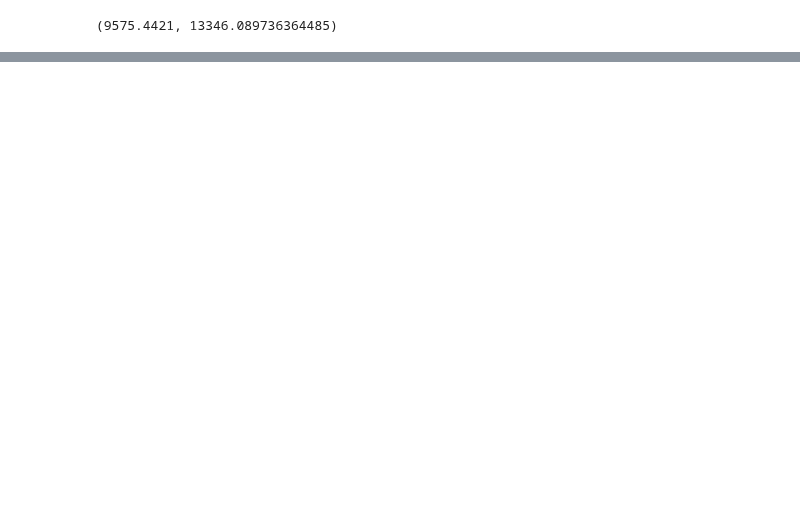
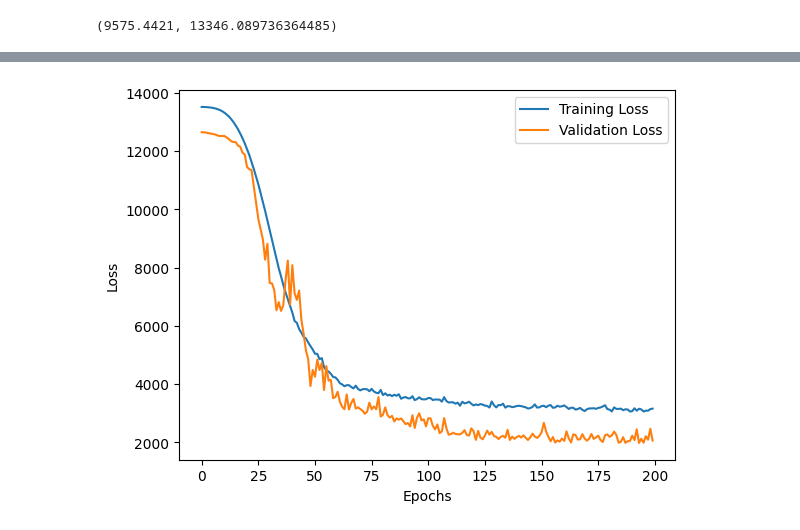
Before and after one commit to seanjiangsh/ztm-tensorflow, a Jupyter notebook: 01_neural_network_regression_in_tensorflow.ipynb, the cells around one changed output, grey strips where cells are left out. Drawn from its saved outputs; the diff is of its cells as text; code cells hidden in the pictures; blank space fills up the shorter version.

Commit message:
Putting together what we've learned part 3 (improving our regression model)

```diff
--- a/01_neural_network_regression_in_tensorflow.ipynb
+++ b/01_neural_network_regression_in_tensorflow.ipynb
@@ -1096,6 +1100,7 @@ tf.random.set_seed(42)
 
 # 1. Create the model
 insurance_model = tf.keras.Sequential([
+  tf.keras.layers.Dense(10),
   tf.keras.layers.Dense(1)
 ])
 
@@ -1139,0 +1200,27 @@ y_train.median(), y_train.mean()
+# %%
+import tensorflow as tf
+
+# 1. Create the model
+
+# More Layers and Units: Added more layers with different units to increase the model's capacity.
+# Activation Functions: Used ReLU activation functions to introduce non-linearity.
+# Dropout Layer: Added a dropout layer to prevent overfitting.
+# Batch Normalization: Added batch normalization to stabilize and speed up training.
+# Learning Rate: Set a specific learning rate for the Adam optimizer.
+
+insurance_model_3 = tf.keras.Sequential([
+  tf.keras.layers.Dense(128, activation='relu', input_shape=(X_train.shape[1],)), # 128 units, ReLU activation
+  tf.keras.layers.Dropout(0.2), # Dropout layer to prevent overfitting
+  tf.keras.layers.Dense(64, activation='relu'), # 64 units, ReLU activation
+  tf.keras.layers.BatchNormalization(), # Batch normalization layer
+  tf.keras.layers.Dense(32, activation='relu'), # 32 units, ReLU activation
+  tf.keras.layers.Dense(1) # 1 unit (important for output layer)
+])
+
+# 2. Compile the model
+insurance_model_3.compile(loss=tf.keras.losses.mae,
+                          optimizer=tf.keras.optimizers.Adam(learning_rate=0.001),
+                          metrics=["mae"])
+
+# 3. Fit the model
+model_3_fit_history = insurance_model_3.fit(X_train, y_train, epochs=200, validation_split=0.2)
@@ -1139,0 +1267,10 @@ y_train.median(), y_train.mean()
+# %%
+# Plot training and validation loss
+plt.plot(model_3_fit_history.history['loss'], label='Training Loss')
+plt.plot(model_3_fit_history.history['val_loss'], label='Validation Loss')
+plt.xlabel('Epochs')
+plt.ylabel('Loss')
+plt.legend()
+plt.show()
+# %% [output]
+[figure, added]
```
Also changed, not shown: parts of 14 cells of this notebook.
